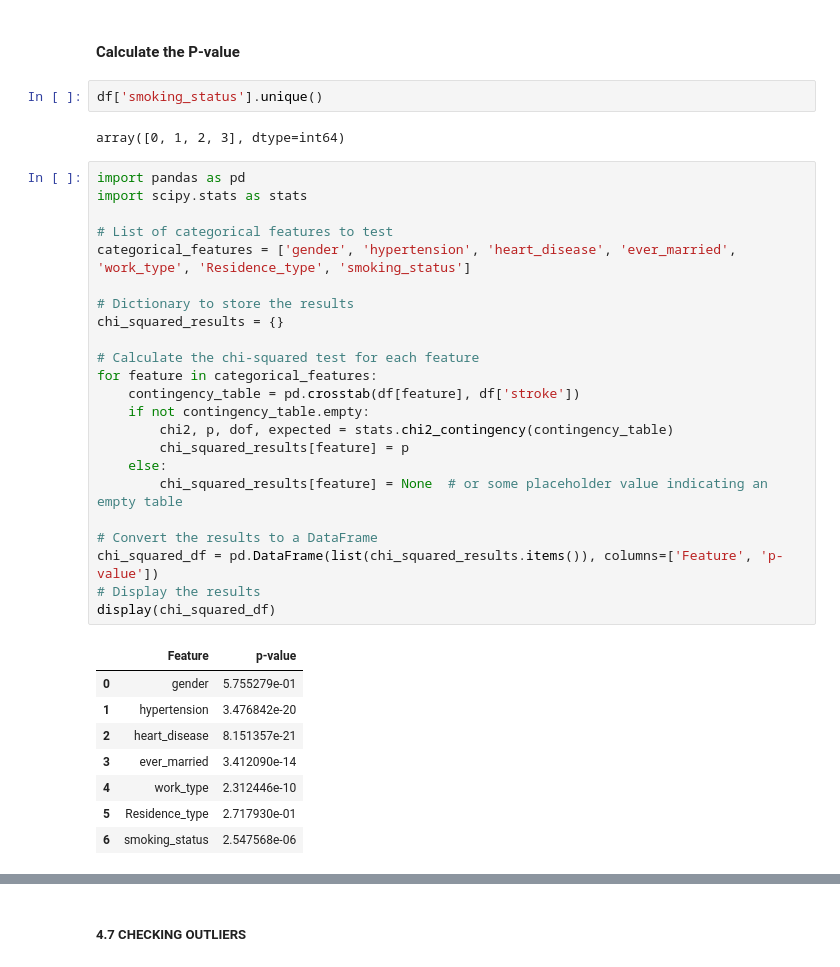
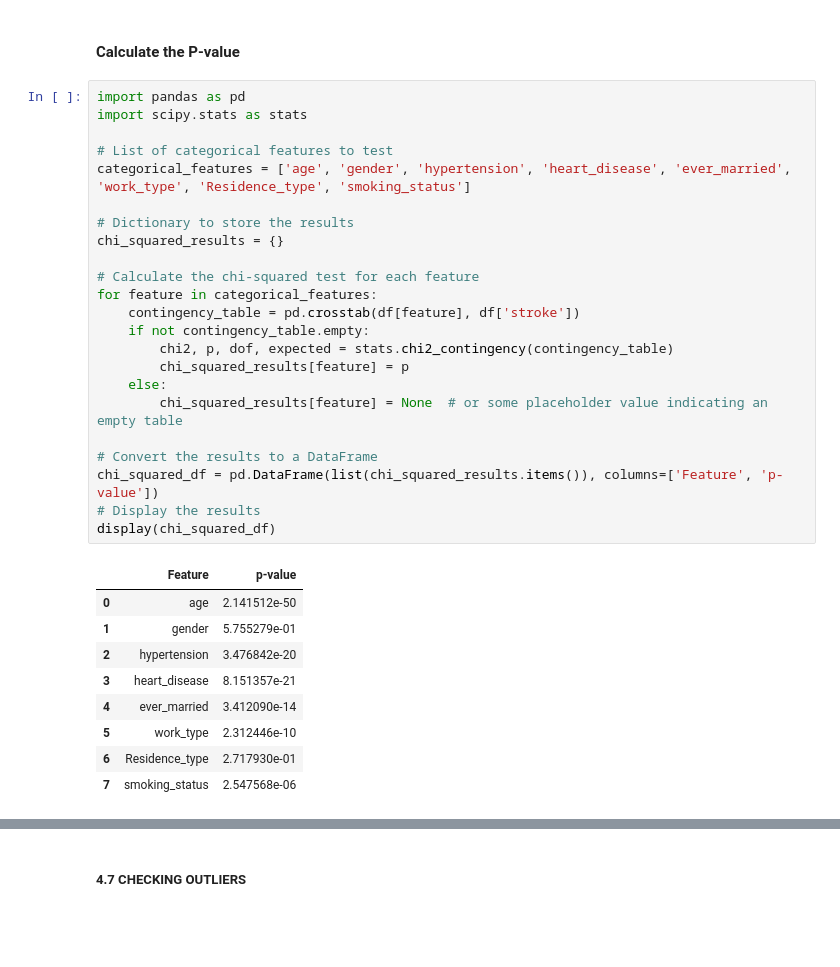
Before and after one commit to rubaawad/Brain_stroke_prediction, a Jupyter notebook: src/components/notebook/data/EDA.ipynb, the cells around one changed output, grey strips where cells are left out. Saved outputs shown, nothing was run; the diff lists cells and outputs as text; blank space fills up the shorter version.

```diff
--- a/src/components/notebook/data/EDA.ipynb
+++ b/src/components/notebook/data/EDA.ipynb
@@ -589,38 +481,35 @@ No Correlation: Values around 0 indicate no significant correlation between the
 # %% [markdown]
 #### Calculate the P-value
-# %%
-df['smoking_status'].unique()
-# %% [output]
-array([0, 1, 2, 3], dtype=int64)
 # %%
 import pandas as pd
 import scipy.stats as stats
 
 # List of categorical features to test
-categorical_features = ['gender', 'hypertension', 'heart_disease', 'ever_married', 'work_type', 'Residence_type', 'smoking_status']
+categorical_features = ['age', 'gender', 'hypertension', 'heart_disease', 'ever_married', 'work_type', 'Residence_type', 'smoking_status']
 
 # Dictionary to store the results
 chi_squared_results = {}
 
 # Calculate the chi-squared test for each feature
 for feature in categorical_features:
     contingency_table = pd.crosstab(df[feature], df['stroke'])
     if not contingency_table.empty:
         chi2, p, dof, expected = stats.chi2_contingency(contingency_table)
         chi_squared_results[feature] = p
     else:
         chi_squared_results[feature] = None  # or some placeholder value indicating an empty table
 
 # Convert the results to a DataFrame
 chi_squared_df = pd.DataFrame(list(chi_squared_results.items()), columns=['Feature', 'p-value'])
 # Display the results
 display(chi_squared_df)
 # %% [output]
 |  | Feature | p-value |
-| 0 | gender | 5.755279e-01 |
-| 1 | hypertension | 3.476842e-20 |
-| 2 | heart_disease | 8.151357e-21 |
-| 3 | ever_married | 3.412090e-14 |
-| 4 | work_type | 2.312446e-10 |
-| 5 | Residence_type | 2.717930e-01 |
-| 6 | smoking_status | 2.547568e-06 |
+| 0 | age | 2.141512e-50 |
+| 1 | gender | 5.755279e-01 |
+| 2 | hypertension | 3.476842e-20 |
+| 3 | heart_disease | 8.151357e-21 |
+| 4 | ever_married | 3.412090e-14 |
+| 5 | work_type | 2.312446e-10 |
+| 6 | Residence_type | 2.717930e-01 |
+| 7 | smoking_status | 2.547568e-06 |
```
Also changed, not shown: parts of 18 cells of this notebook, 1 other file.
